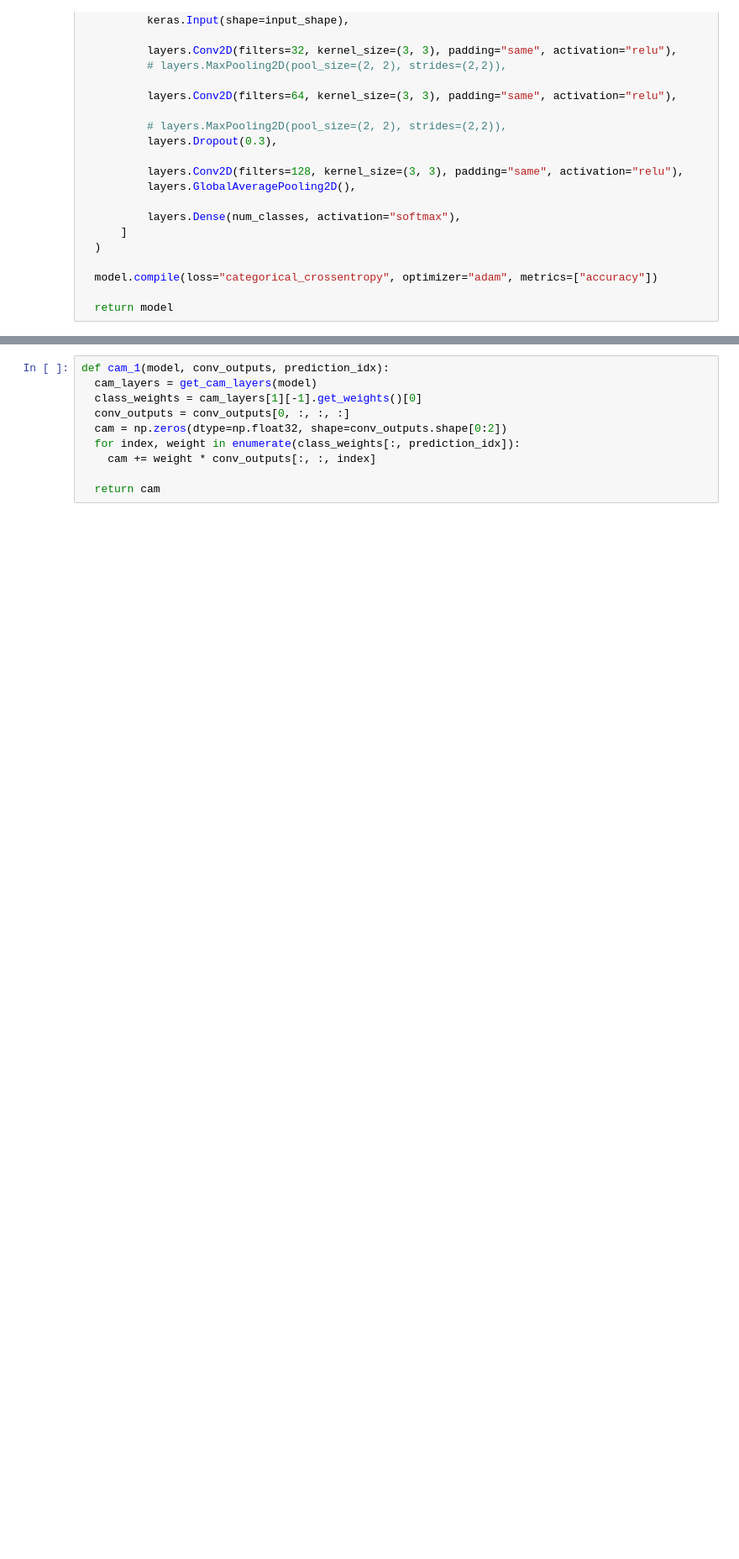
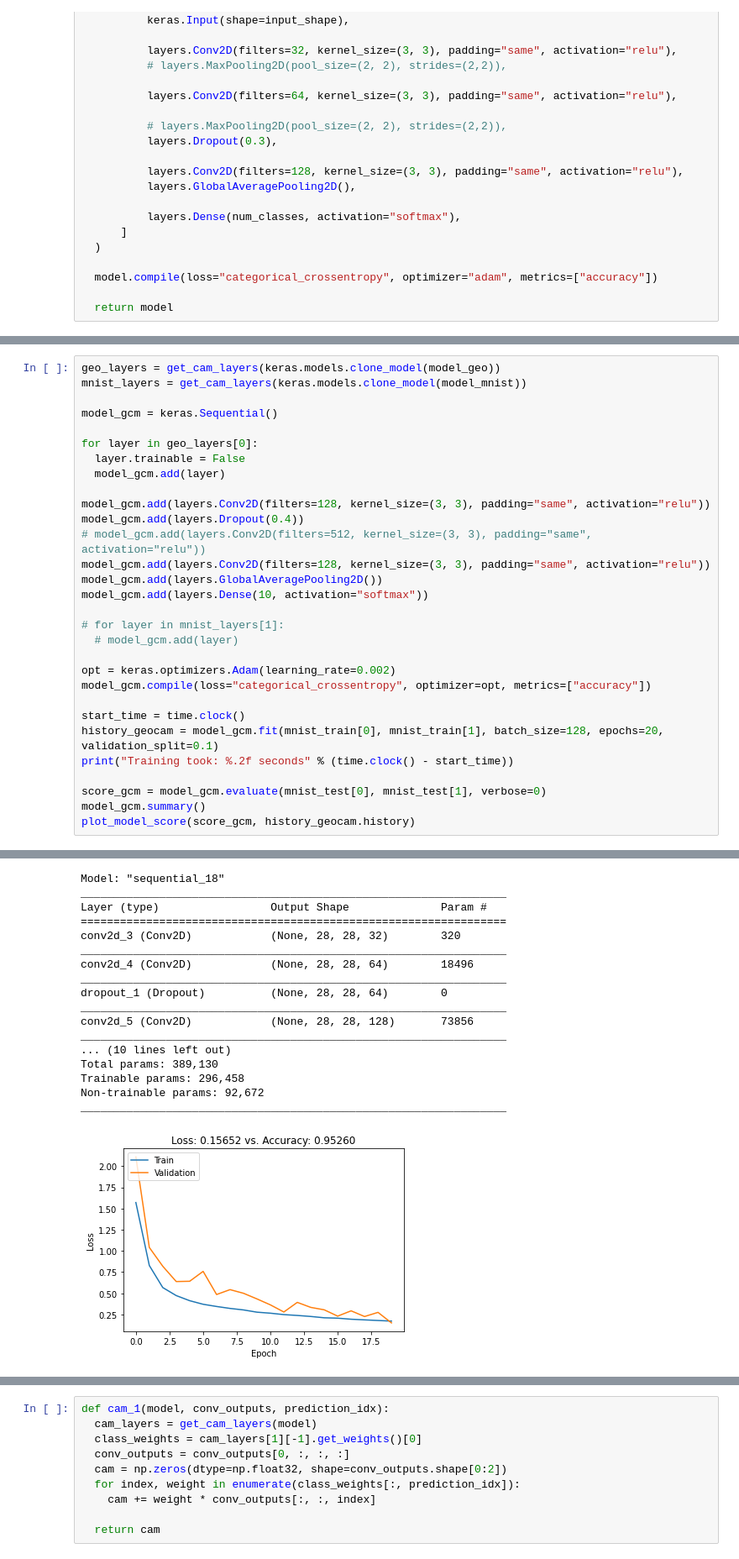
Before and after one commit to fsilvestrim/thesis, a Jupyter notebook: Geo_Cam.ipynb, the cells around one changed output, grey strips where cells are left out. Shown: that part at 84% size. Cells and saved outputs as stored; diff of their text form; blank space fills up the shorter version.

```diff
--- a/Geo_Cam.ipynb
+++ b/Geo_Cam.ipynb
@@ -314,0 +326,31 @@ show_prediction(image, label, prediction)
+# %%
+geo_layers = get_cam_layers(keras.models.clone_model(model_geo))
+mnist_layers = get_cam_layers(keras.models.clone_model(model_mnist))
+
+model_gcm = keras.Sequential()
+
+for layer in geo_layers[0]:
+  layer.trainable = False
+  model_gcm.add(layer)
+
+model_gcm.add(layers.Conv2D(filters=128, kernel_size=(3, 3), padding="same", activation="relu"))
+model_gcm.add(layers.Dropout(0.4))
+# model_gcm.add(layers.Conv2D(filters=512, kernel_size=(3, 3), padding="same", activation="relu"))
+model_gcm.add(layers.Conv2D(filters=128, kernel_size=(3, 3), padding="same", activation="relu"))
+model_gcm.add(layers.GlobalAveragePooling2D())
+model_gcm.add(layers.Dense(10, activation="softmax"))
+
+# for layer in mnist_layers[1]:
+  # model_gcm.add(layer)
+
+opt = keras.optimizers.Adam(learning_rate=0.002)
+model_gcm.compile(loss="categorical_crossentropy", optimizer=opt, metrics=["accuracy"])
+
+start_time = time.clock()
+history_geocam = model_gcm.fit(mnist_train[0], mnist_train[1], batch_size=128, epochs=20, validation_split=0.1)
+print("Training took: %.2f seconds" % (time.clock() - start_time))
+
+score_gcm = model_gcm.evaluate(mnist_test[0], mnist_test[1], verbose=0)
+model_gcm.summary()
+plot_model_score(score_gcm, history_geocam.history)
+# %% [output]
@@ -314,0 +374,18 @@ show_prediction(image, label, prediction)
+Model: "sequential_18"
+_________________________________________________________________
+Layer (type)                 Output Shape              Param #
+=================================================================
+conv2d_3 (Conv2D)            (None, 28, 28, 32)        320
+_________________________________________________________________
+conv2d_4 (Conv2D)            (None, 28, 28, 64)        18496
+_________________________________________________________________
+dropout_1 (Dropout)          (None, 28, 28, 64)        0
+_________________________________________________________________
+conv2d_5 (Conv2D)            (None, 28, 28, 128)       73856
+_________________________________________________________________
+... (10 lines left out)
+Total params: 389,130
+Trainable params: 296,458
+Non-trainable params: 92,672
+_________________________________________________________________
+[figure, added]
```
Also changed, not shown: parts of 22 cells of this notebook.
